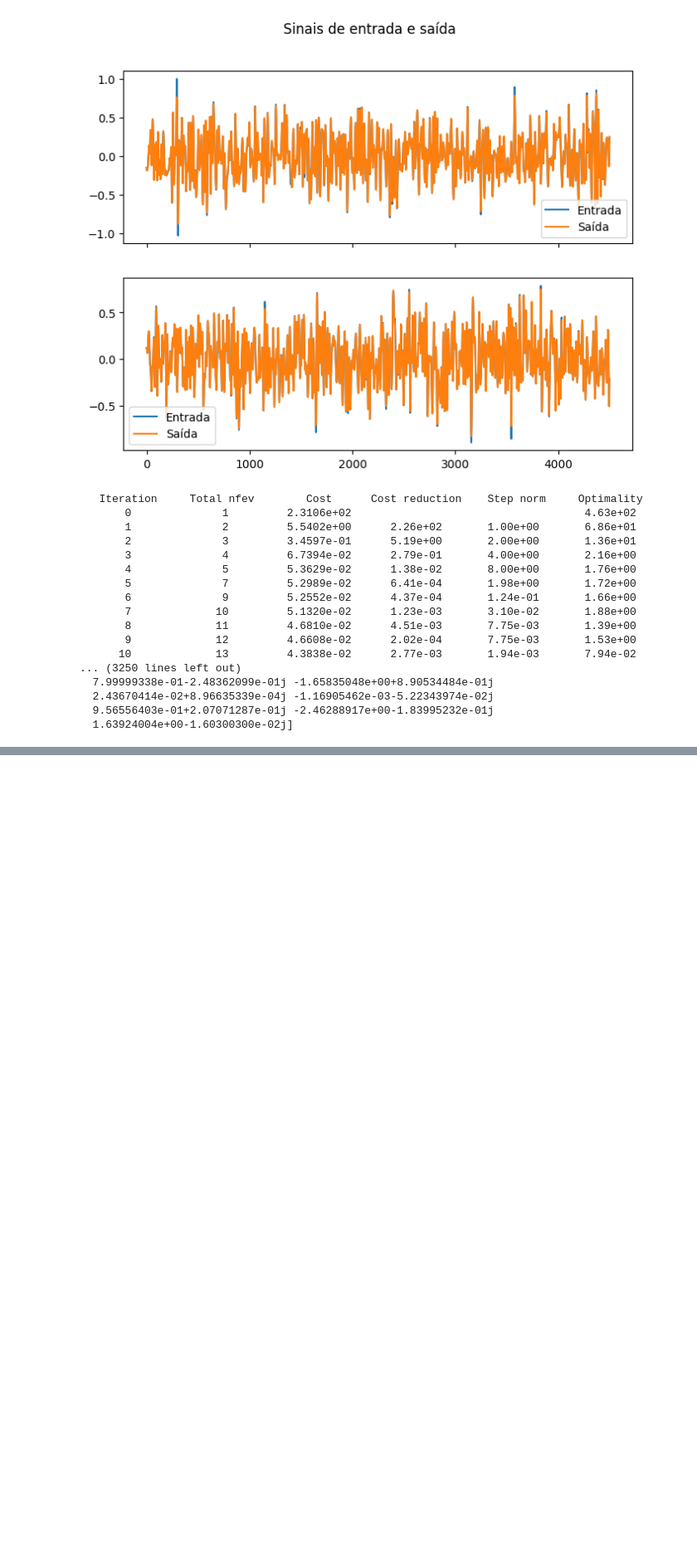
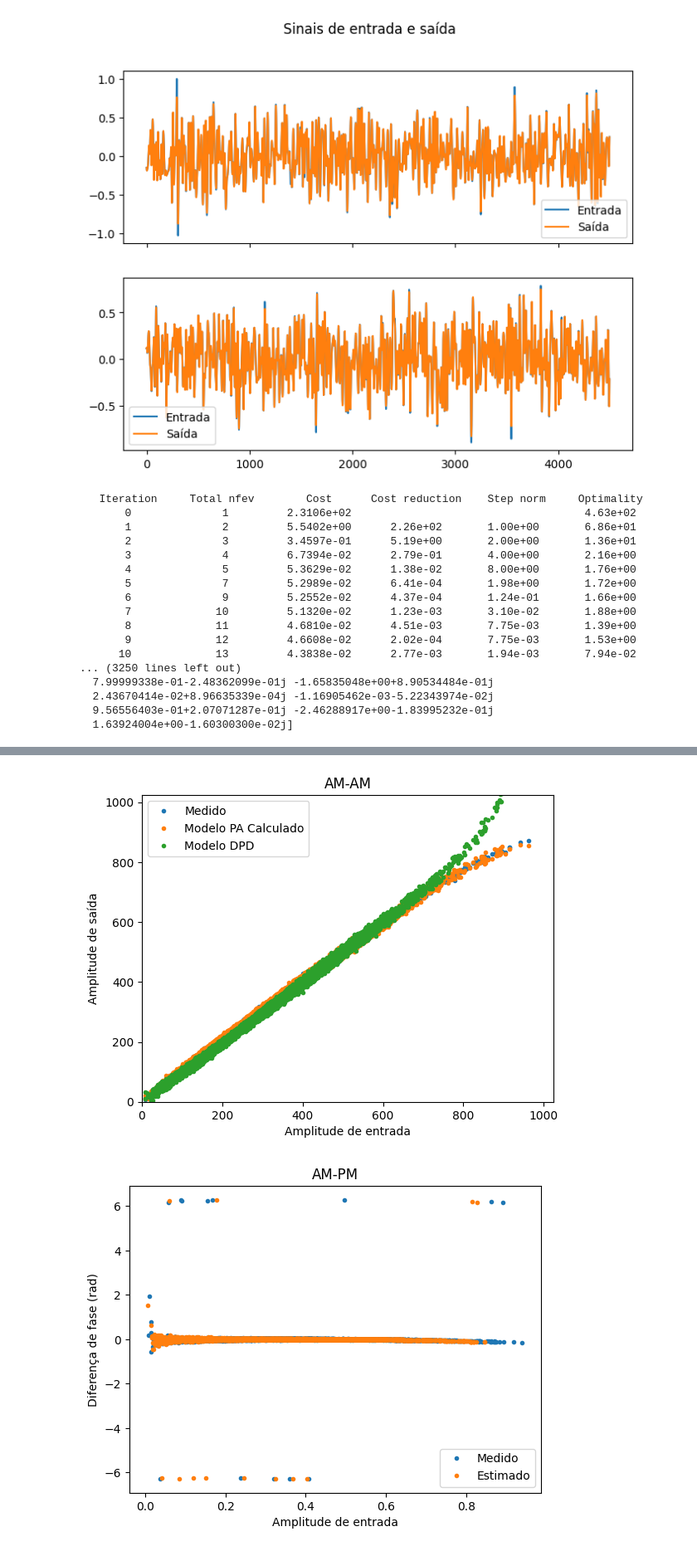
Before and after one commit to Je-Leo-AS/DPD, a Jupyter notebook: M7 Coeficientes vhdl.ipynb, the cells around one changed output, grey strips where cells are left out. Shown at 83% size. Saved outputs shown, nothing was run; the diff lists cells and outputs as text; code cells hidden in the pictures; blank space fills up the shorter version.

```diff
--- a/M7 Coeficientes vhdl.ipynb
+++ b/M7 Coeficientes vhdl.ipynb
@@ -233,3 +328,29 @@ modulo_preservando_sinal(-5, 3)
+# %%
+# Gráficos AM-AM e AM-PM
+fig, ax = plt.subplots()
+ax.plot(np.abs(in_val_fixed),np.abs(out_val_fixed), '.', label='Medido')
+ax.plot(np.abs(in_val_fixed[M:]),np.abs(predicted_val_fixed_PA), '.', label='Modelo PA Calculado')
+ax.plot(np.abs(in_val_fixed[M:]),np.abs(predicted_val_fixed_DPD), '.', label='Modelo DPD')
+ax.set_xlim([0, 2 ** p_bits])
+ax.set_ylim([0, 2 ** p_bits])
+
+plt.xlabel('Amplitude de entrada')
+plt.ylabel('Amplitude de saída')
+plt.title('AM-AM')
+plt.legend()
+
+plt.figure()
+plt.plot(np.abs(in_val_norm), np.angle(out_val_norm).flatten() - np.angle(in_val_norm).flatten(), '.', label='Medido')
+plt.plot(np.abs(predicted_val_PA_norm), np.angle(predicted_val_PA_norm).flatten() - np.angle(in_val_norm).flatten(), '.', label='Estimado')
+# plt.plot(np.abs(predicted_val_PA[M:]), np.angle(predicted_val_DPD)-np.angle(predicted_val_PA[M:]), '.', label='Estimado')
+plt.xlabel('Amplitude de entrada')
+plt.ylabel('Diferença de fase (rad)')
+plt.title('AM-PM')
+plt.legend()
+plt.show()
+# %% [output]
+[figure, added]
+[figure, added]
 # %%
 init_msg = '''
 onerror {resume}
```
Also changed, not shown: parts of 18 cells of this notebook, 5 other files.
